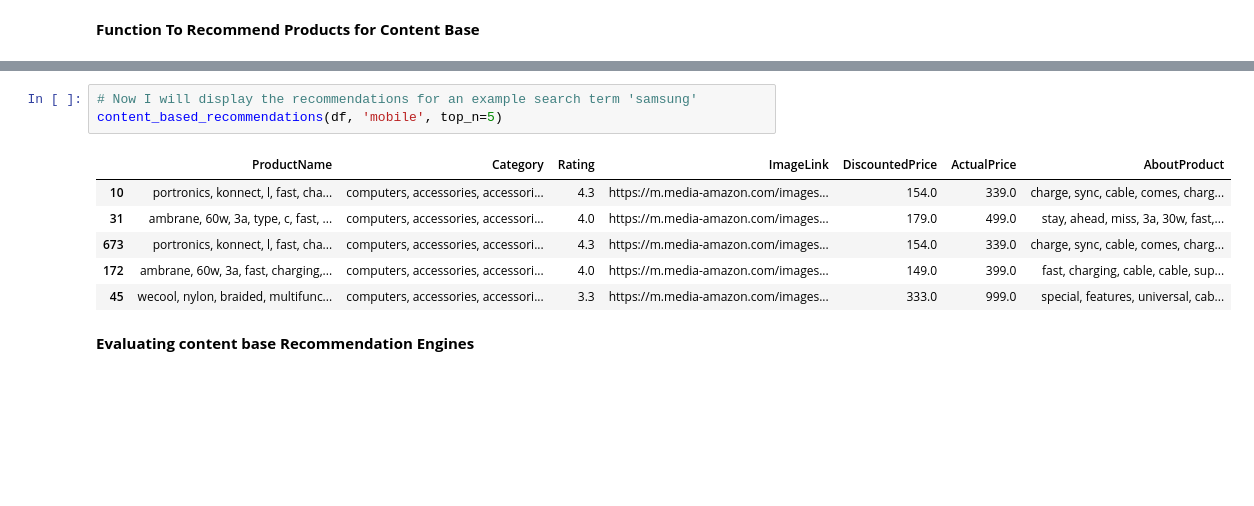
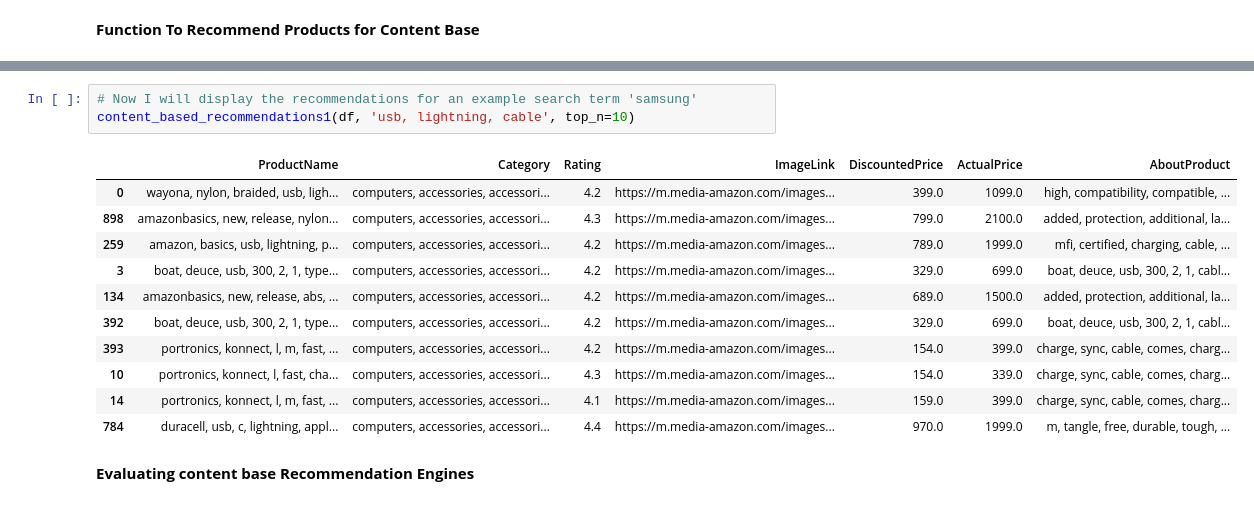
Before and after one commit to kavindunilusha/Personalized_Ecommerce_Recommendation_System, a Jupyter notebook: Ecommerce_Recommendation.ipynb, the cells around one changed output, grey strips where cells are left out. Cells and saved outputs as stored; diff of their text form; blank space fills up the shorter version.

```diff
--- a/Ecommerce_Recommendation.ipynb
+++ b/Ecommerce_Recommendation.ipynb
@@ -874,13 +794,18 @@ def content_based_recommendations(df, item_name, top_n=10):
 # %%
 # Now I will display the recommendations for an example search term 'samsung'
-content_based_recommendations(df, 'mobile', top_n=5)
+content_based_recommendations1(df, 'usb, lightning, cable', top_n=10)
 # %% [output]
 |  | ProductName | Category | Rating | ImageLink | DiscountedPrice | ActualPrice | AboutProduct |
+| 0 | wayona, nylon, braided, usb, ligh... | computers, accessories, accessori... | 4.2 | https://m.media-amazon.com/images... | 399.0 | 1099.0 | high, compatibility, compatible, ... |
+| 898 | amazonbasics, new, release, nylon... | computers, accessories, accessori... | 4.3 | https://m.media-amazon.com/images... | 799.0 | 2100.0 | added, protection, additional, la... |
+| 259 | amazon, basics, usb, lightning, p... | computers, accessories, accessori... | 4.2 | https://m.media-amazon.com/images... | 789.0 | 1999.0 | mfi, certified, charging, cable, ... |
+| 3 | boat, deuce, usb, 300, 2, 1, type... | computers, accessories, accessori... | 4.2 | https://m.media-amazon.com/images... | 329.0 | 699.0 | boat, deuce, usb, 300, 2, 1, cabl... |
+| 134 | amazonbasics, new, release, abs, ... | computers, accessories, accessori... | 4.2 | https://m.media-amazon.com/images... | 689.0 | 1500.0 | added, protection, additional, la... |
+| 392 | boat, deuce, usb, 300, 2, 1, type... | computers, accessories, accessori... | 4.2 | https://m.media-amazon.com/images... | 329.0 | 699.0 | boat, deuce, usb, 300, 2, 1, cabl... |
+| 393 | portronics, konnect, l, m, fast, ... | computers, accessories, accessori... | 4.2 | https://m.media-amazon.com/images... | 154.0 | 399.0 | charge, sync, cable, comes, charg... |
 | 10 | portronics, konnect, l, fast, cha... | computers, accessories, accessori... | 4.3 | https://m.media-amazon.com/images... | 154.0 | 339.0 | charge, sync, cable, comes, charg... |
-| 31 | ambrane, 60w, 3a, type, c, fast, ... | computers, accessories, accessori... | 4.0 | https://m.media-amazon.com/images... | 179.0 | 499.0 | stay, ahead, miss, 3a, 30w, fast,... |
-| 673 | portronics, konnect, l, fast, cha... | computers, accessories, accessori... | 4.3 | https://m.media-amazon.com/images... | 154.0 | 339.0 | charge, sync, cable, comes, charg... |
-| 172 | ambrane, 60w, 3a, fast, charging,... | computers, accessories, accessori... | 4.0 | https://m.media-amazon.com/images... | 149.0 | 399.0 | fast, charging, cable, cable, sup... |
-| 45 | wecool, nylon, braided, multifunc... | computers, accessories, accessori... | 3.3 | https://m.media-amazon.com/images... | 333.0 | 999.0 | special, features, universal, cab... |
+| 14 | portronics, konnect, l, m, fast, ... | computers, accessories, accessori... | 4.1 | https://m.media-amazon.com/images... | 159.0 | 399.0 | charge, sync, cable, comes, charg... |
+| 784 | duracell, usb, c, lightning, appl... | computers, accessories, accessori... | 4.4 | https://m.media-amazon.com/images... | 970.0 | 1999.0 | m, tangle, free, durable, tough, ... |
 # %% [markdown]
 **Evaluating content base Recommendation Engines**
 # %% [markdown]
```
Also changed, not shown: parts of 20 cells of this notebook, 1 other file.
